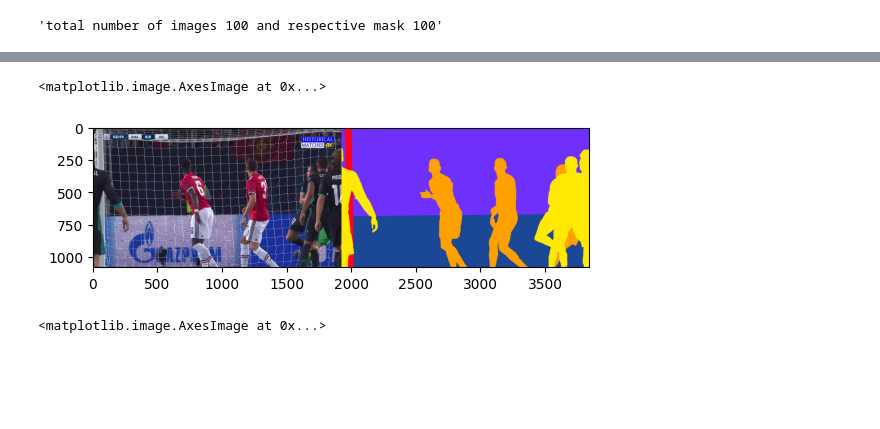
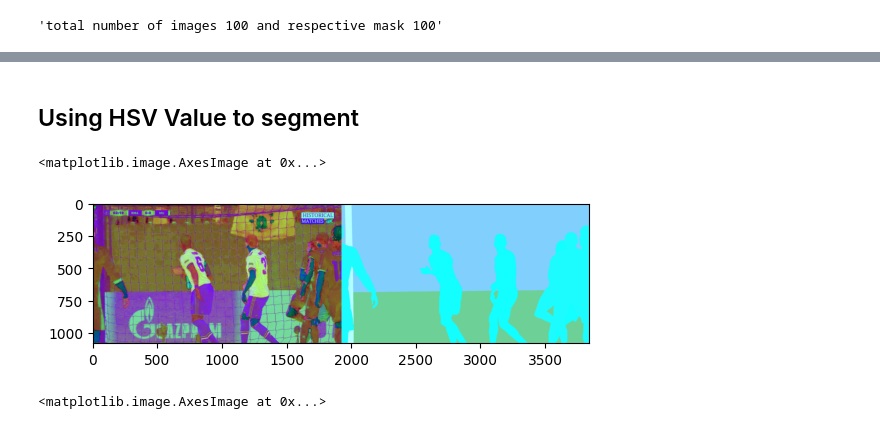
Before and after one commit to riderman10000/segmentation-exp, a Jupyter notebook: data_analysis.ipynb, the cells around one changed output, grey strips where cells are left out. Cells and saved outputs as stored; diff of their text form; code cells hidden in the pictures; blank space fills up the shorter version.

```diff
--- a/data_analysis.ipynb
+++ b/data_analysis.ipynb
@@ -32,9 +95,11 @@ f'total number of images {len(image_path_list)} and respective mask {len(mask_pa
+# %% [markdown]
+## Using HSV Value to segment
 # %%
-mask = cv2.imread(mask_path_list[0])[:,:,::-1]
-image = cv2.imread(image_path_list[0])[:, :, ::-1]
+mask = cv2.cvtColor(cv2.imread(mask_path_list[0]), cv2.COLOR_BGR2HSV) # [:,:,::-1]
+image = cv2.cvtColor(cv2.imread(image_path_list[0]), cv2.COLOR_BGR2HSV) # [:, :, ::-1]
 plt.imshow(np.hstack([image,mask]) )
 # %% [output]
 <matplotlib.image.AxesImage at 0x...>
-[figure, old version]
+[figure, new version]
 # %%
 np_image = mask.reshape(-1, 3)
```
Also changed, not shown: parts of 16 cells of this notebook, 4 other files.
